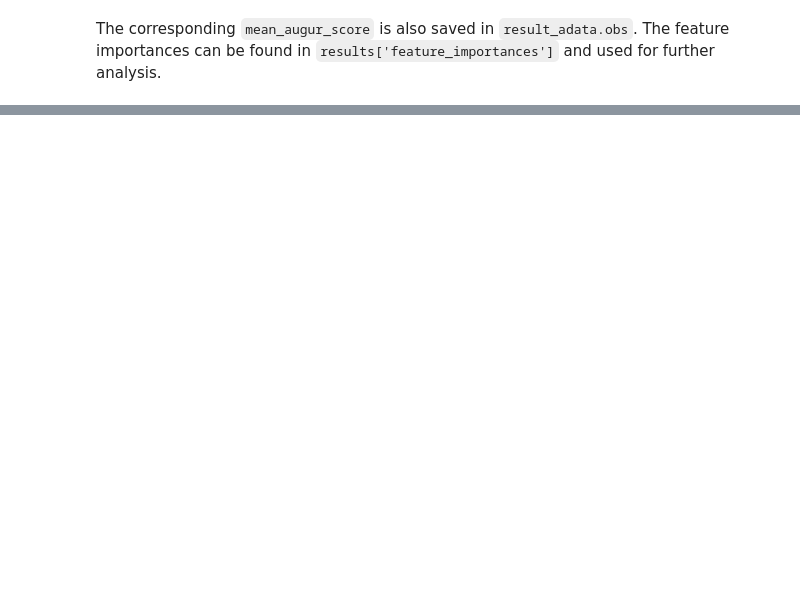
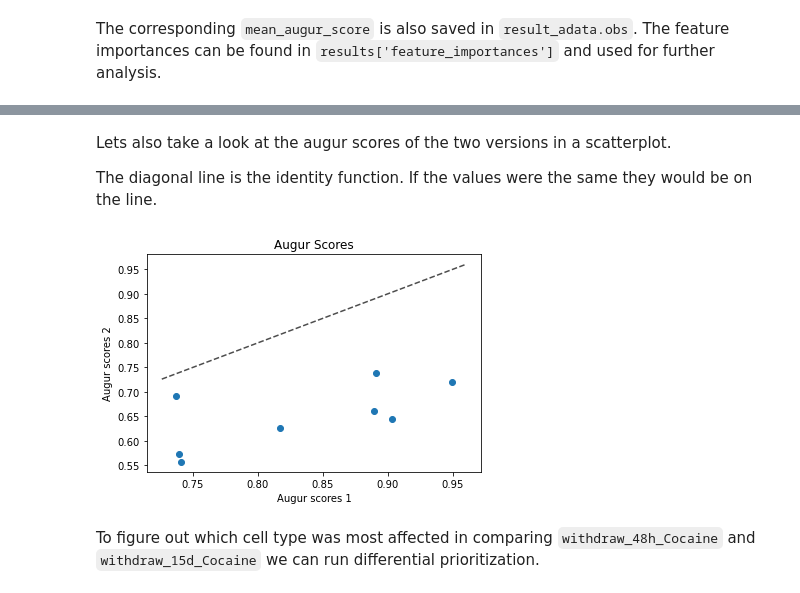
Before and after one commit to theislab/augurpy, a Jupyter notebook: tutorials/Augurpy.ipynb, the cells around one changed output, grey strips where cells are left out. Cells and saved outputs as stored; diff of their text form; code cells hidden in the pictures; blank space fills up the shorter version.

```diff
--- a/tutorials/Augurpy.ipynb
+++ b/tutorials/Augurpy.ipynb
@@ -56,0 +87,4 @@ Augurpy is also able to perform differential prioritization and executes a permu
+# %%
+# Load data and classifier
+bhattacher_adata = sc.read_h5ad("../data/bhattacher.h5ad")
+random_forest = augurpy.estimator.create_estimator("random_forest_classifier")
@@ -56,0 +93,12 @@ Augurpy is also able to perform differential prioritization and executes a permu
+# %%
+# default
+bhattacher_A = augurpy.read_load.load(bhattacher_adata,
+                                     condition_label='Maintenance_Cocaine',
+                                     treatment_label='withdraw_15d_Cocaine')
+
+bhattacher_adata_A, bhattacher_results_A = augurpy.evaluate.predict(bhattacher_A,
+                                                                  n_threads=1,
+                                                                  classifier=random_forest,
+                                                                  random_state=None)
+
+print(bhattacher_results_A['summary_metrics'].loc['mean_augur_score'].sort_values(ascending=False))
@@ -56,0 +134,12 @@ Augurpy is also able to perform differential prioritization and executes a permu
+# %%
+# default
+bhattacher_B = augurpy.read_load.load(bhattacher_adata,
+                                     condition_label='Maintenance_Cocaine',
+                                     treatment_label='withdraw_48h_Cocaine')
+
+bhattacher_adata_B, bhattacher_results_B = augurpy.evaluate.predict(bhattacher_B,
+                                                                    n_threads=1,
+                                                                    classifier=random_forest,
+                                                                    random_state=None)
+
+print(bhattacher_results_B['summary_metrics'].loc['mean_augur_score'].sort_values(ascending=False))
@@ -56,0 +173,10 @@ Augurpy is also able to perform differential prioritization and executes a permu
+# %% [markdown]
+Lets also take a look at the augur scores of the two versions in a scatterplot.
+
+The diagonal line is the identity function. If the values were the same they would be on the line.
+# %%
+augurpy.plotting.scatterplot.plot_scatterplot(bhattacher_results_A, bhattacher_results_B)
+# %% [output]
+[figure, added]
+# %% [markdown]
+To figure out which cell type was most affected in comparing `withdraw_48h_Cocaine` and `withdraw_15d_Cocaine` we can run differential prioritization.
```
Also changed, not shown: parts of 21 cells of this notebook, 5 other files.
